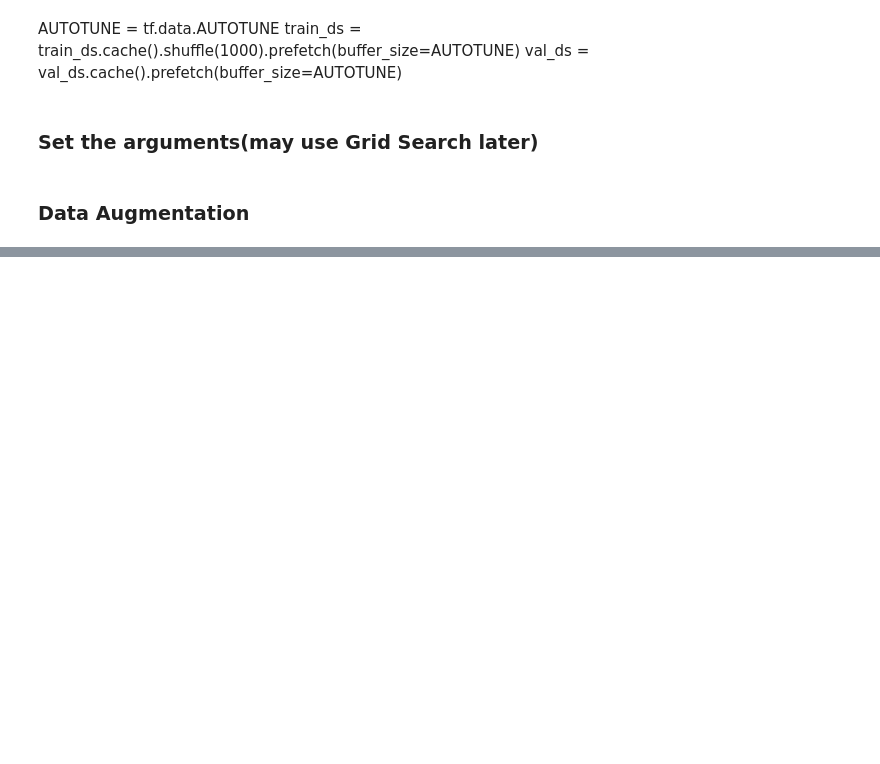
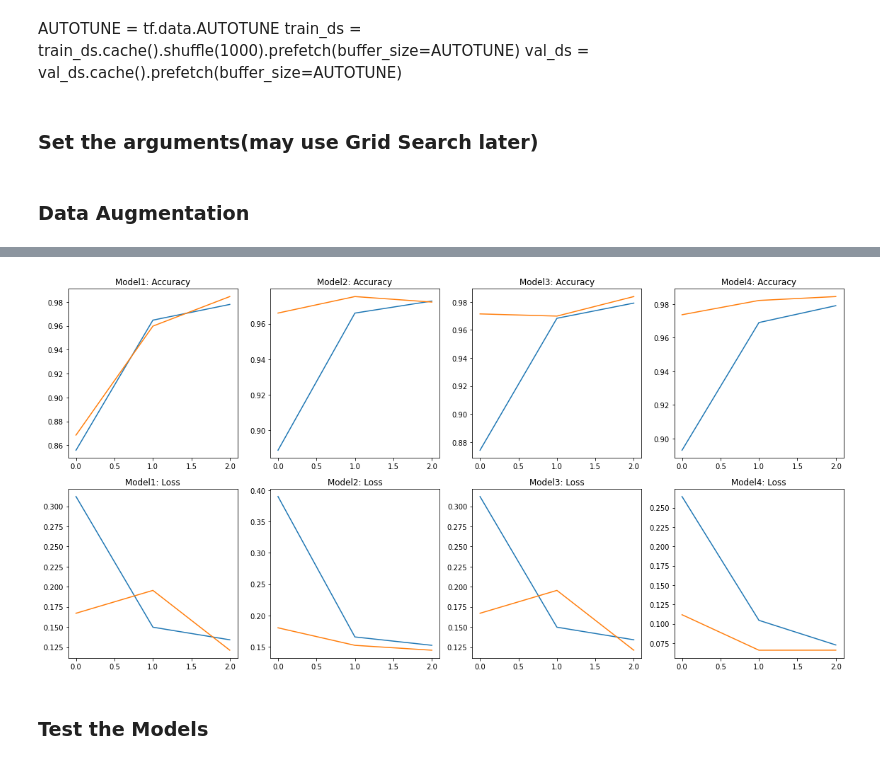
Before and after one commit to fdagher1/Face-Mask-Detection, a Jupyter notebook: FinalProject.ipynb, the cells around one changed output, grey strips where cells are left out. Cells and saved outputs as stored; diff of their text form; code cells hidden in the pictures; blank space fills up the shorter version.

```diff
--- a/FinalProject.ipynb
+++ b/FinalProject.ipynb
@@ -209,21 +237,21 @@ Epoch 3/3
 # %%
 model2=Sequential()
-model2.add(layers.experimental.preprocessing.Rescaling(scale=1./255,input_shape=(img_height,img_width,3)))
+model2.add(layers.experimental.preprocessing.Rescaling(scale=1./255,input_shape=(img_height,img_width,img_channels)))
 model2.add(layers.Conv2D(16,(3,3),activation='relu',padding='same'))
-model2.add(layers.MaxPooling2D(pool_size=(2,2)))
-model2.add(layers.Conv2D(32,(3,3),activation='relu',padding='same'))
 model2.add(layers.MaxPooling2D(pool_size=(2,2)))
 model2.add(layers.Conv2D(64,(3,3),activation='relu',padding='same'))
 model2.add(layers.MaxPooling2D(pool_size=(2,2)))
 model2.add(layers.Flatten())
 model2.add(layers.Dropout(0.5))
 model2.add(layers.Dense(128,activation='relu'))
-#model.add(layers.BatchNormalization())
+#model2.add(layers.BatchNormalization())
 model2.add(layers.Dense(1,activation='sigmoid'))
 
 model2.compile(loss='binary_crossentropy', optimizer='adam', metrics=['accuracy'])
 
 model2.summary()
 
-history2 = model2.fit_generator(datagenerator.flow(train_data, train_label,batch_size=batch_size), epochs=epochs, validation_data=(valid_data,valid_label))
+history2 = model2.fit(datagenerator.flow(train_data, train_label,batch_size=batch_size),
+                    epochs=epochs, steps_per_epoch=len(train_data) / batch_size,
+                    validation_data=(valid_data,valid_label), validation_steps=len(valid_data) / batch_size)
 # %% [output]
@@ -308,0 +360,62 @@ print(acc2)
+# %%
+acc1 = history1.history['accuracy']
+acc2 = history2.history['accuracy']
+acc3 = history3.history['accuracy']
+acc4 = history4.history['accuracy']
+
+val_acc1 = history1.history['val_accuracy']
+val_acc2 = history2.history['val_accuracy']
+val_acc3 = history3.history['val_accuracy']
+val_acc4 = history4.history['val_accuracy']
+
+loss1 = history1.history['loss']
+loss2 = history2.history['loss']
+loss3 = history3.history['loss']
+loss4 = history4.history['loss']
+
+val_loss1 = history1.history['val_loss']
+val_loss2 = history2.history['val_loss']
+val_loss3 = history3.history['val_loss']
+val_loss4 = history4.history['val_loss']
+
+epochs_range = range(epochs)
+
+fig, axs = plt.subplots(2, 4, constrained_layout=False, figsize=(16, 8))
+
+axs[0,0].set_title('Model1: Accuracy')
+axs[0,0].plot(epochs_range, acc1, label='Training Accuracy')
+axs[0,0].plot(epochs_range, val_acc1, label='Validation Accuracy')
+
+axs[0,1].set_title('Model2: Accuracy')
+axs[0,1].plot(epochs_range, acc2, label='Training Accuracy')
+axs[0,1].plot(epochs_range, val_acc2, label='Validation Accuracy')
+
+axs[0,2].set_title('Model3: Accuracy')
+axs[0,2].plot(epochs_range, acc3, label='Training Accuracy')
+axs[0,2].plot(epochs_range, val_acc3, label='Validation Accuracy')
+
+axs[0,3].set_title('Model4: Accuracy')
+axs[0,3].plot(epochs_range, acc4, label='Training Accuracy')
+axs[0,3].plot(epochs_range, val_acc4, label='Validation Accuracy')
+
+axs[1,0].set_title('Model1: Loss')
+axs[1,0].plot(epochs_range, loss1, label='Training Loss')
+axs[1,0].plot(epochs_range, val_loss1, label='Validation Loss')
+
+axs[1,1].set_title('Model2: Loss')
+axs[1,1].plot(epochs_range, loss2, label='Training Loss')
+axs[1,1].plot(epochs_range, val_loss2, label='Validation Loss')
+
+axs[1,2].set_title('Model3: Loss')
+axs[1,2].plot(epochs_range, loss1, label='Training Loss')
+axs[1,2].plot(epochs_range, val_loss1, label='Validation Loss')
+
+axs[1,3].set_title('Model4: Loss')
+axs[1,3].plot(epochs_range, loss4, label='Training Loss')
+axs[1,3].plot(epochs_range, val_loss4, label='Validation Loss')
+
+fig.tight_layout()
+# %% [output]
+[figure, added]
+# %% [markdown]
+### Test the Models
```
Also changed, not shown: parts of 24 cells of this notebook.
